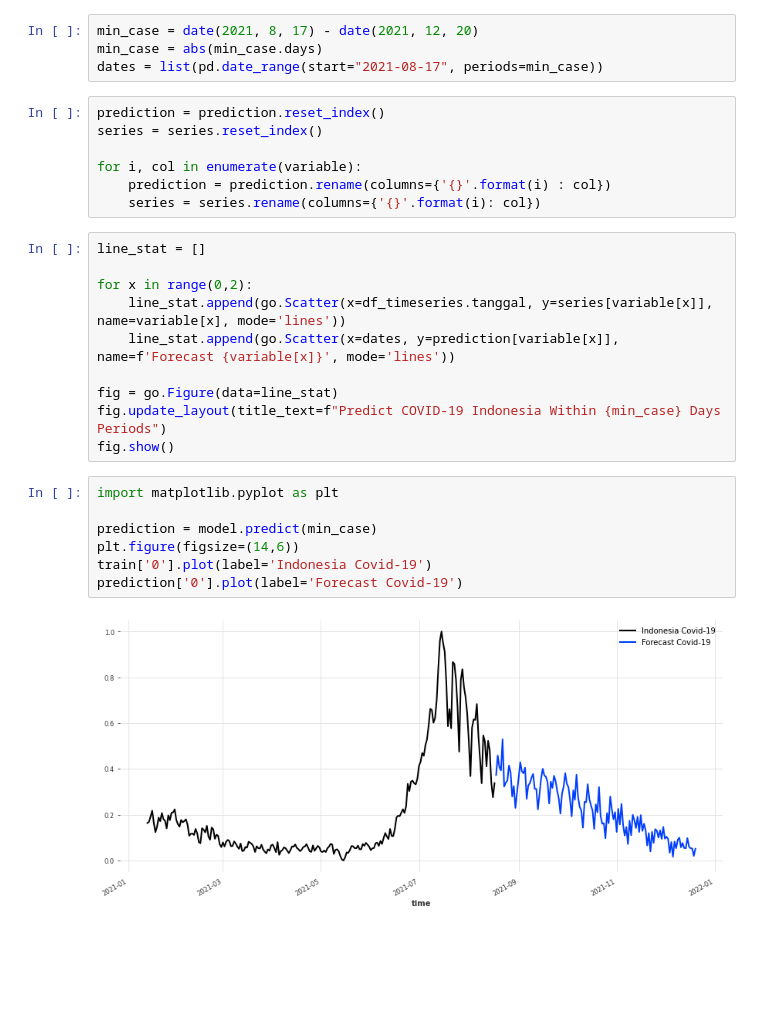
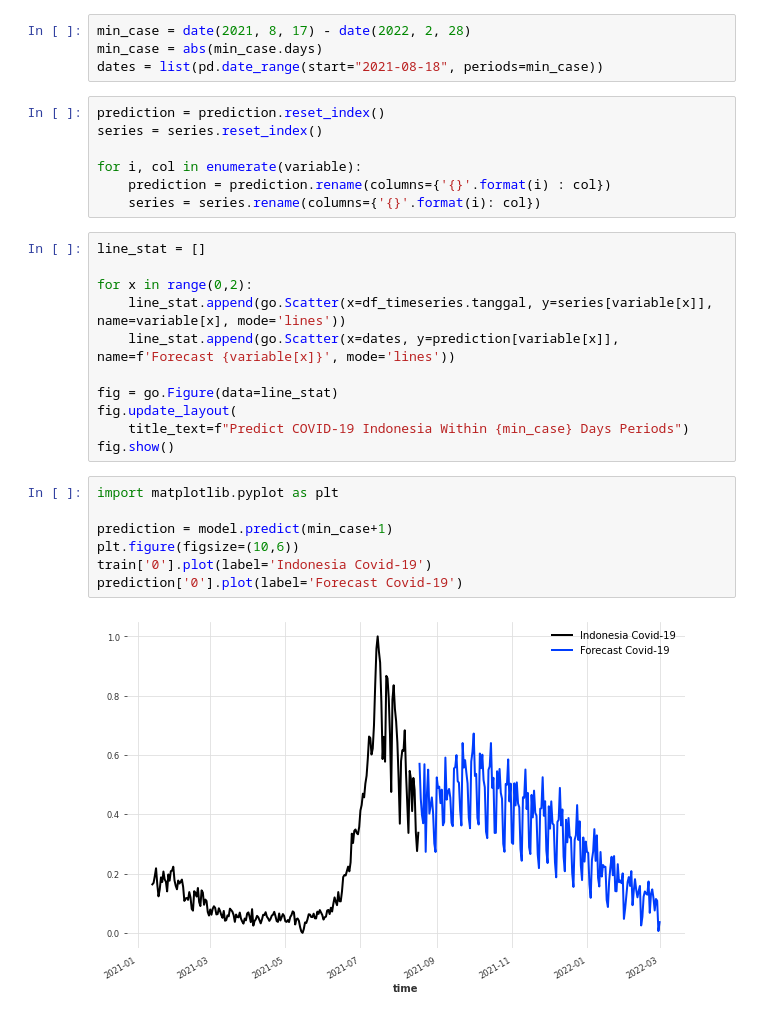
Before and after one commit to ShinyQ/Indonesia_COVID-19_N-BEATS_Time-Series-Forecast, a Jupyter notebook: Full_NBEATS.ipynb, the cells around one changed output. Saved outputs shown, nothing was run; the diff lists cells and outputs as text; blank space fills up the shorter version.

Commit message:
Predict with the latest data

```diff
--- a/Full_NBEATS.ipynb
+++ b/Full_NBEATS.ipynb
@@ -189,9 +191,9 @@ min_case = abs(min_case.days)
 
 dates = list(pd.date_range(start="2021-08-20", periods=min_case))
 # %%
-min_case = date(2021, 8, 17) - date(2021, 12, 20)
+min_case = date(2021, 8, 17) - date(2022, 2, 28)
 min_case = abs(min_case.days)
-dates = list(pd.date_range(start="2021-08-17", periods=min_case))
+dates = list(pd.date_range(start="2021-08-18", periods=min_case))
 # %%
 prediction = prediction.reset_index()
 series = series.reset_index()
@@ -207,14 +209,15 @@ for x in range(0,2):
     line_stat.append(go.Scatter(x=dates, y=prediction[variable[x]], name=f'Forecast {variable[x]}', mode='lines'))
 
 fig = go.Figure(data=line_stat)
-fig.update_layout(title_text=f"Predict COVID-19 Indonesia Within {min_case} Days Periods")
+fig.update_layout(
+    title_text=f"Predict COVID-19 Indonesia Within {min_case} Days Periods")
 fig.show()
 # %%
 import matplotlib.pyplot as plt
 
-prediction = model.predict(min_case)
-plt.figure(figsize=(14,6))
+prediction = model.predict(min_case+1)
+plt.figure(figsize=(10,6))
 train['0'].plot(label='Indonesia Covid-19')
 prediction['0'].plot(label='Forecast Covid-19')
 # %% [output]
-[figure, old version]
+[figure, new version]
```
Also changed, not shown: parts of 2 cells of this notebook, 1 other file.
